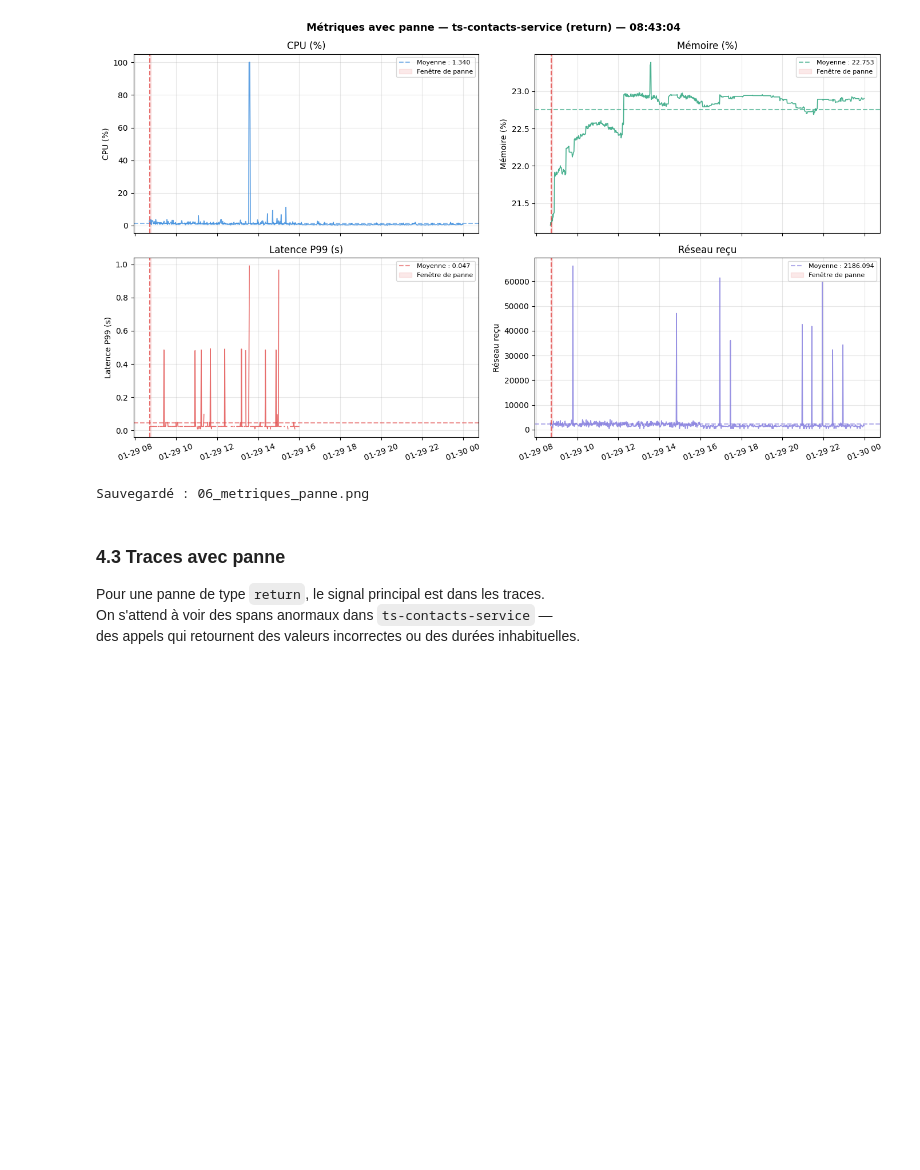
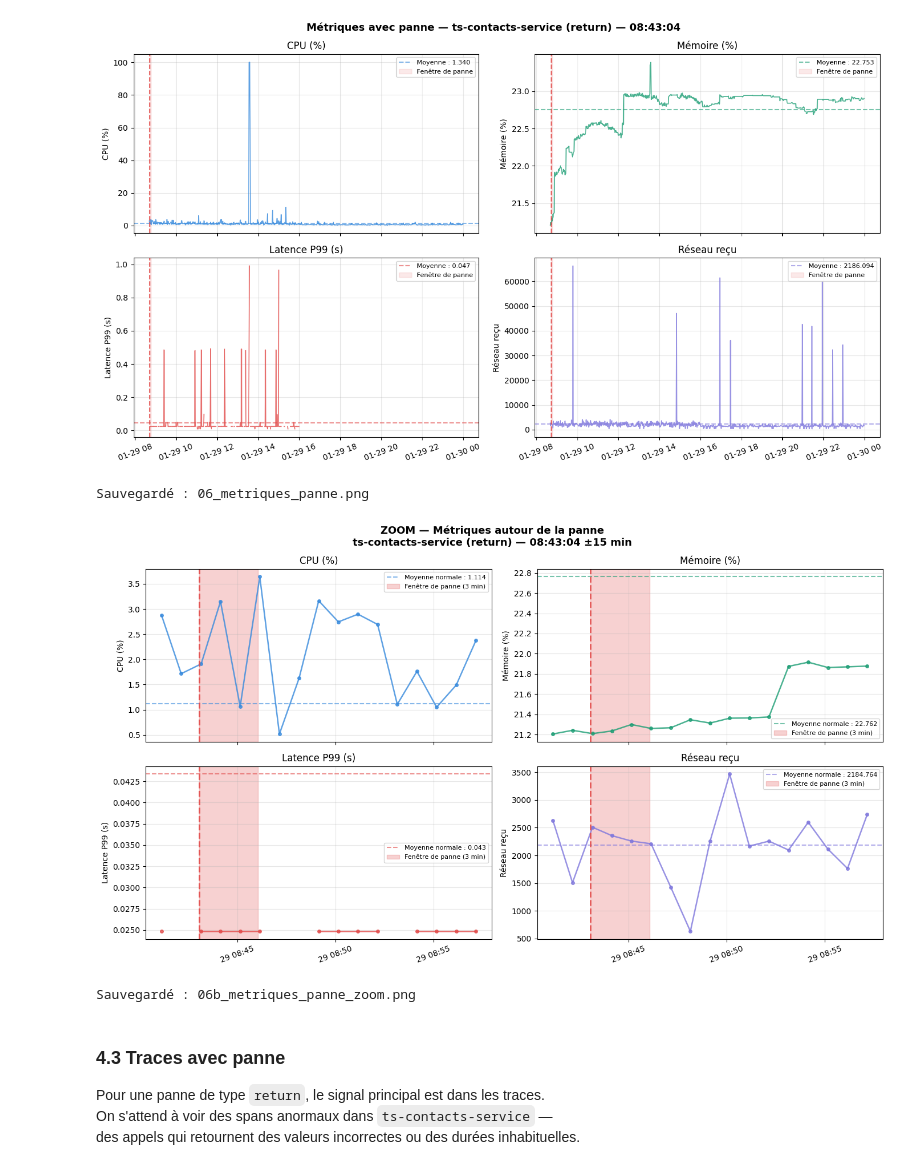
Before and after one commit to Eunicepris/Intelligent_observability, a Jupyter notebook: notebooks/01_TrainTicket.ipynb, the cells around one changed output. Drawn from its saved outputs; the diff is of its cells as text; code cells hidden in the pictures; blank space fills up the shorter version.

```diff
--- a/notebooks/01_TrainTicket.ipynb
+++ b/notebooks/01_TrainTicket.ipynb
@@ -838,6 +838,64 @@ print("Sauvegardé : 06_metriques_panne.png")
 # %% [output]
 [figure]
 Sauvegardé : 06_metriques_panne.png
+# %%
+# Zoom ±15 minutes autour de la panne 08:43:04
+utc     = pytz.UTC
+t_debut = pd.Timestamp(inject_dt).tz_localize(utc)
+t_fin   = t_debut + timedelta(minutes=FAULT_DUR)
+
+t_zoom_debut = t_debut - timedelta(minutes=15)
+t_zoom_fin   = t_debut + timedelta(minutes=15)
+
+mask_zoom = (
+    (df_metric_complet['datetime'] >= t_zoom_debut) &
+    (df_metric_complet['datetime'] <= t_zoom_fin)
+)
+df_zoom = df_metric_complet[mask_zoom]
+
+fig, axes = plt.subplots(2, 2, figsize=(14, 8), sharex=True)
+fig.suptitle(
+    'ZOOM — Métriques autour de la panne\n'
+    'ts-contacts-service (return) — 08:43:04 ±15 min',
+    fontsize=13, fontweight='bold'
+)
+
+metriques = [
+    ('CpuUsageRate(%)',        'CPU (%)',           '#378ADD'),
+    ('MemoryUsageRate(%)',     'Mémoire (%)',        '#1D9E75'),
+    ('PodServerLatencyP99(s)', 'Latence P99 (s)',   '#E24B4A'),
+    ('NetworkReceiveBytes',    'Réseau reçu',       '#7F77DD'),
+]
+
+for ax, (col, label, color) in zip(axes.flatten(), metriques):
+    vals = df_zoom[col]
+    ax.plot(df_zoom['datetime'], vals,
+            color=color, linewidth=1.8,
+            marker='o', markersize=4, alpha=0.8)
+    ax.axhline(df_normal_m[col].mean(), color=color,
+               linewidth=1.5, linestyle='--', alpha=0.6,
+               label=f'Moyenne normale : {df_normal_m[col].mean():.3f}')
+    ax.axvspan(t_debut, t_fin,
+               color='#E24B4A', alpha=0.25,
+               label='Fenêtre de panne (3 min)')
+    ax.axvline(t_debut, color='#E24B4A',
+               linewidth=2, linestyle='--', alpha=0.9)
+    ax.set_title(label)
+    ax.set_ylabel(label)
+    ax.legend(fontsize=8)
+    ax.grid(alpha=0.3)
+
+axes[1][0].tick_params(axis='x', rotation=20)
+axes[1][1].tick_params(axis='x', rotation=20)
+
+plt.tight_layout()
+plt.savefig(FIGURES / '06b_metriques_panne_zoom.png',
+            dpi=150, bbox_inches='tight')
+plt.show()
+print("Sauvegardé : 06b_metriques_panne_zoom.png")
+# %% [output]
+[figure, added]
+Sauvegardé : 06b_metriques_panne_zoom.png
 # %% [markdown]
 ### 4.3 Traces avec panne
 
```
Also changed, not shown: 1 other file.
